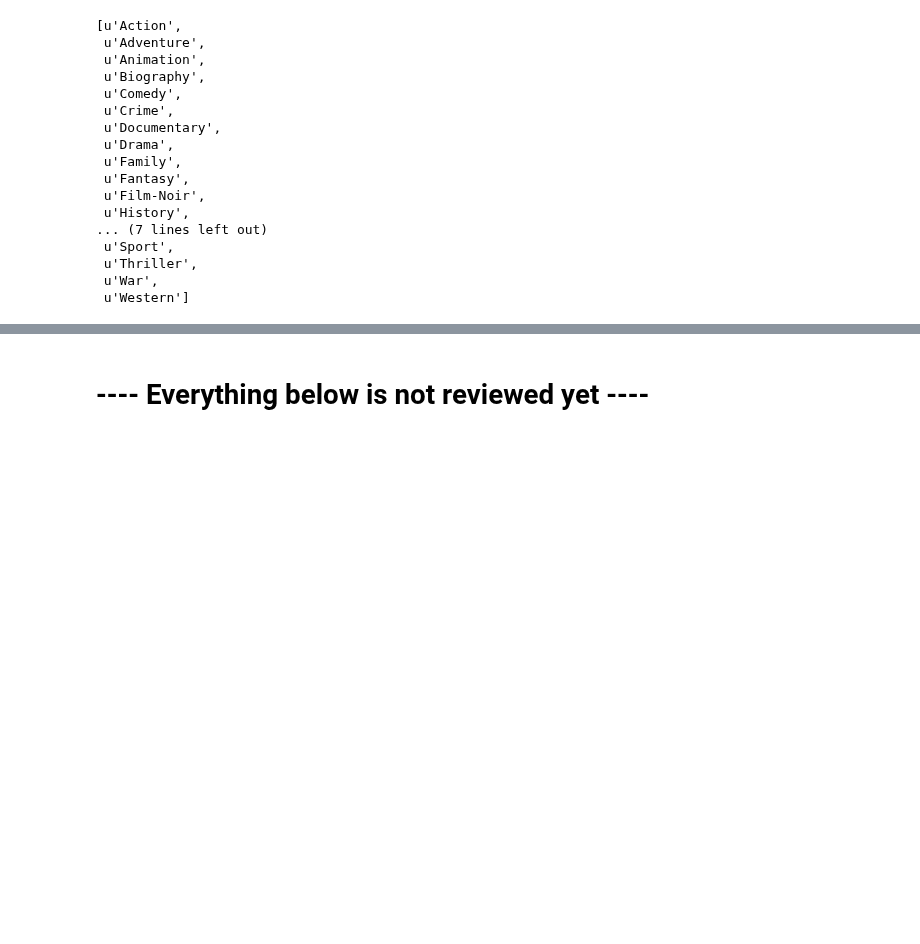
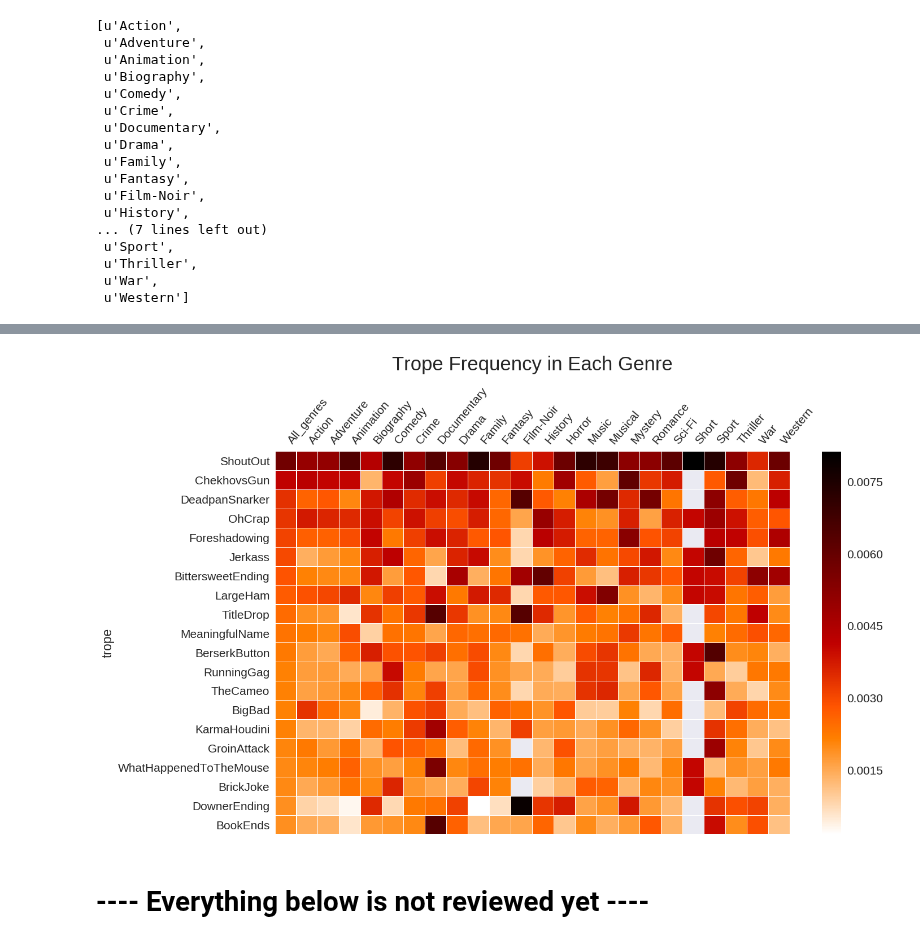
Before and after one commit to PeiZhangOSU/TV_Tropes_Exploratory, a Jupyter notebook: TVtropes.ipynb, the cells around one changed output, grey strips where cells are left out. Drawn from its saved outputs; the diff is of its cells as text; code cells hidden in the pictures; blank space fills up the shorter version.

```diff
--- a/TVtropes.ipynb
+++ b/TVtropes.ipynb
@@ -474,0 +480,17 @@ ax.set_title('Top 10 Tropes in Genre - Action')
+# %%
+# Prepare data for plotting a heatmap of how frequent the overall top tropes are in each genre
+def get_genre_heatmap_data(n=20):
+    '''Generate data for plotting a heatmap.
+       Tropes selected are top n tropes over all genres.
+       Their freq in all_genres and each individual genre is summarized in the DataFrame returned.'''
+
+    heatmap_df = by_genre_dfs['all_genres'].loc[:(n-1), ['trope', 'trope_freq']]
+    heatmap_df.columns = ['trope', 'All_genres']
+
+    for genre in GENRE_LIST:
+        heatmap_df[genre] = pd.merge(heatmap_df, by_genre_dfs[genre],
+                                     left_on='trope', right_on='trope', how='left')['trope_freq']
+    heatmap_df.set_index('trope', inplace=True)
+    return heatmap_df
+
+heatmap_df = get_genre_heatmap_data(n=20)
@@ -475,3 +508,42 @@ ax.set_title('Top 10 Tropes in Genre - Action')
+# %%
+# Plot Heatmap of overall top tropes in each genre
+# use output_notebook for Jupyter, output_file for saving pictures
+
+import seaborn as sns
+
+def plot_heatmap(df, title='', title_offset=1.2, size=(15, 9), path=None):
+    '''Plot a heatmap from the given DataFrame (should be in a pivot table format),
+       using specified title, title_offset (location from the top), (fig)size (a tuple).
+       If a path is given, save the plot to the path. Otherwise show plot.'''
+    # set appropriate font and dpi
+    sns.set(font_scale=1.5)  # 1.1 will be larger, etc
+    sns.set_style({"savefig.dpi": 100})
+    # plot it out
+    ax = sns.heatmap(df, linewidths=.1, cmap='gist_heat_r')
+    # set the x-axis labels on the top
+    ax.xaxis.tick_top()
+    # rotate the x-axis labels
+    plt.xticks(rotation=50)
+    plt.setp(ax.xaxis.get_majorticklabels(), ha='left')
+    # get figure (usually obtained via "fig,ax=plt.subplots()" with matplotlib)
+    fig = ax.get_figure()
+    # specify dimensions
+    fig.set_size_inches(size[0], size[1])
+    # add title
+    ax.set_title(title, y=title_offset, fontsize=25)
+    plt.gcf().subplots_adjust(top=title_offset)
+
+    if path:
+        if path[-4:] == '.svg':
+            fig.savefig(path, format='svg')
+        else:
+            fig.savefig(path)
+    else:
+        plt.show()
+
+plot_heatmap(heatmap_df, title='Trope Frequency in Each Genre', path='freq_heatmap_by_genre.png')
+# %% [output]
+[figure, added]
 # %% [markdown]
 # ---- Everything below is not reviewed yet ----
 # %%
```
Also changed, not shown: parts of 3 cells of this notebook, 1 other file.
